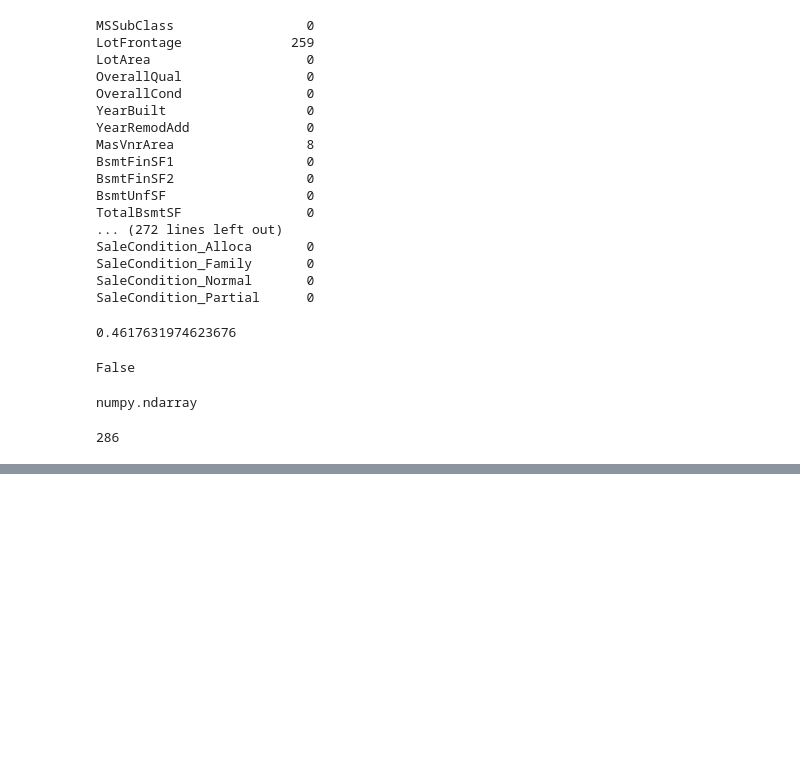
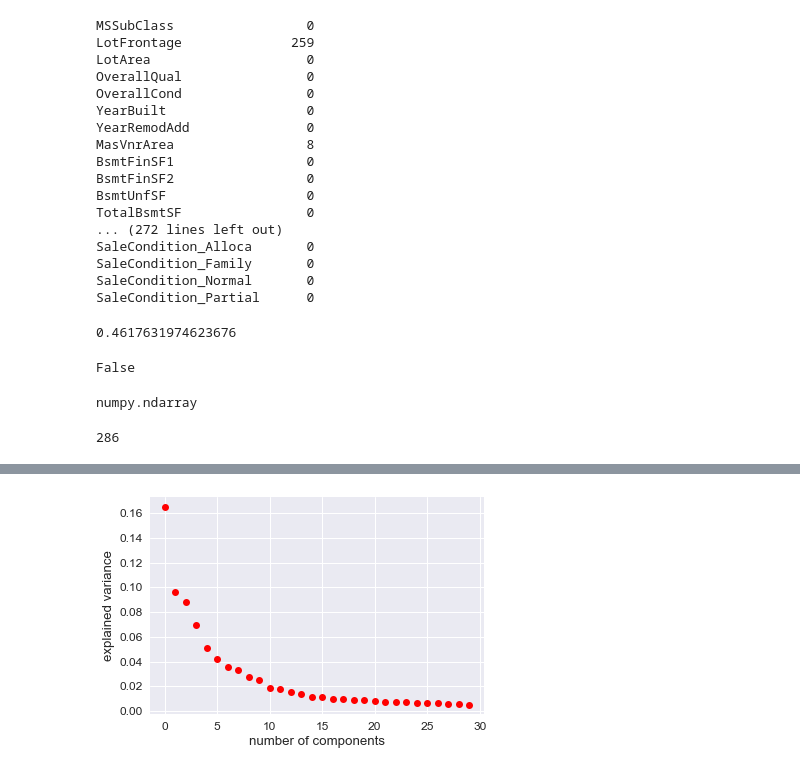
Before and after one commit to reflexiveprophecy/Kaggle_Predict_Ames_Iowa_Housing_Prices, a Jupyter notebook: Exploratory_PCA_dmb.ipynb, the cells around one changed output, grey strips where cells are left out. Saved outputs shown, nothing was run; the diff lists cells and outputs as text; code cells hidden in the pictures; blank space fills up the shorter version.

```diff
--- a/Exploratory_PCA_dmb.ipynb
+++ b/Exploratory_PCA_dmb.ipynb
@@ -149,0 +242,8 @@ plt.show()
+# %%
+#Explained variance
+plt.plot(pca.explained_variance_ratio_, 'ro')
+plt.xlabel('number of components')
+plt.ylabel('explained variance')
+plt.show()
+# %% [output]
+[figure, added]
```
Also changed, not shown: parts of 33 cells of this notebook.
